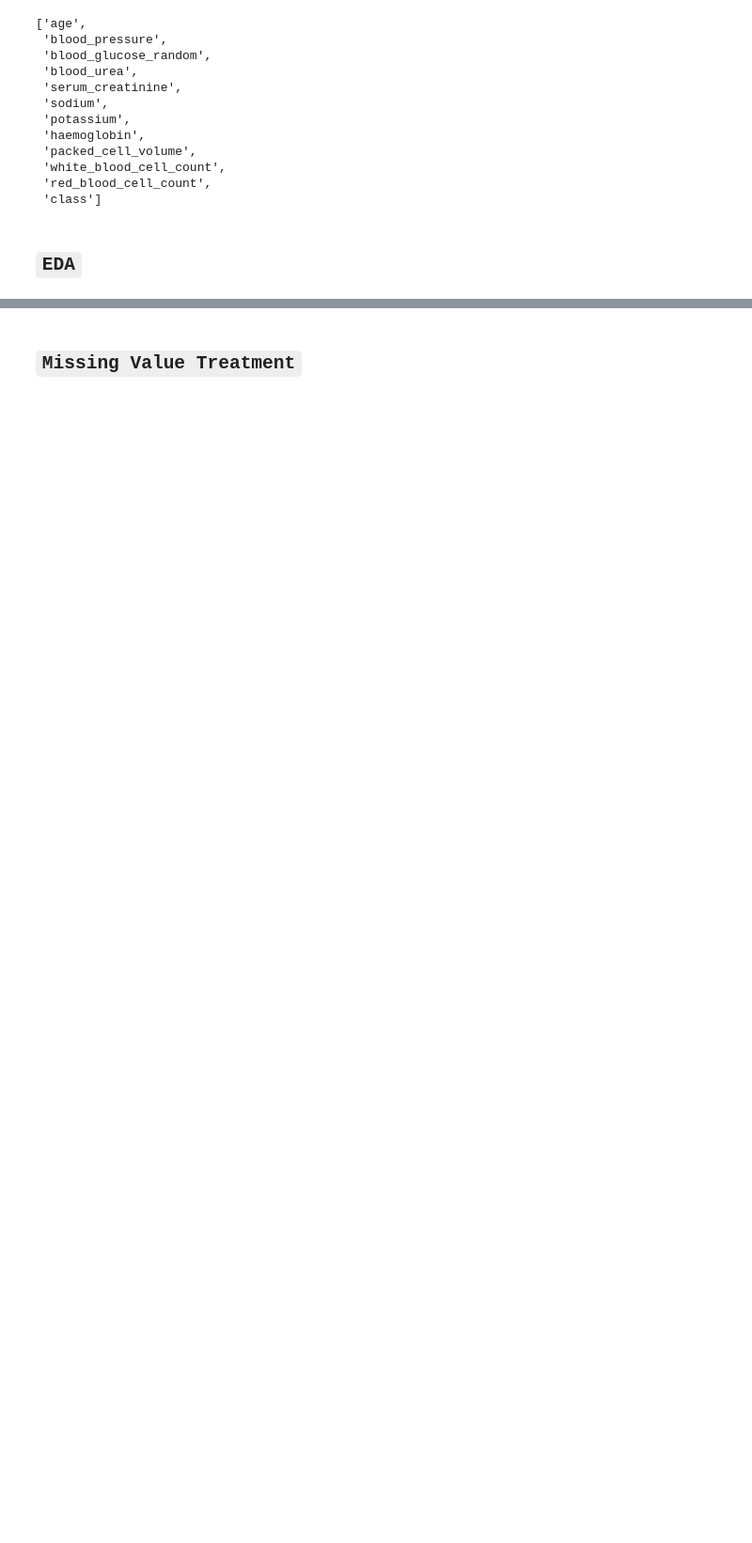
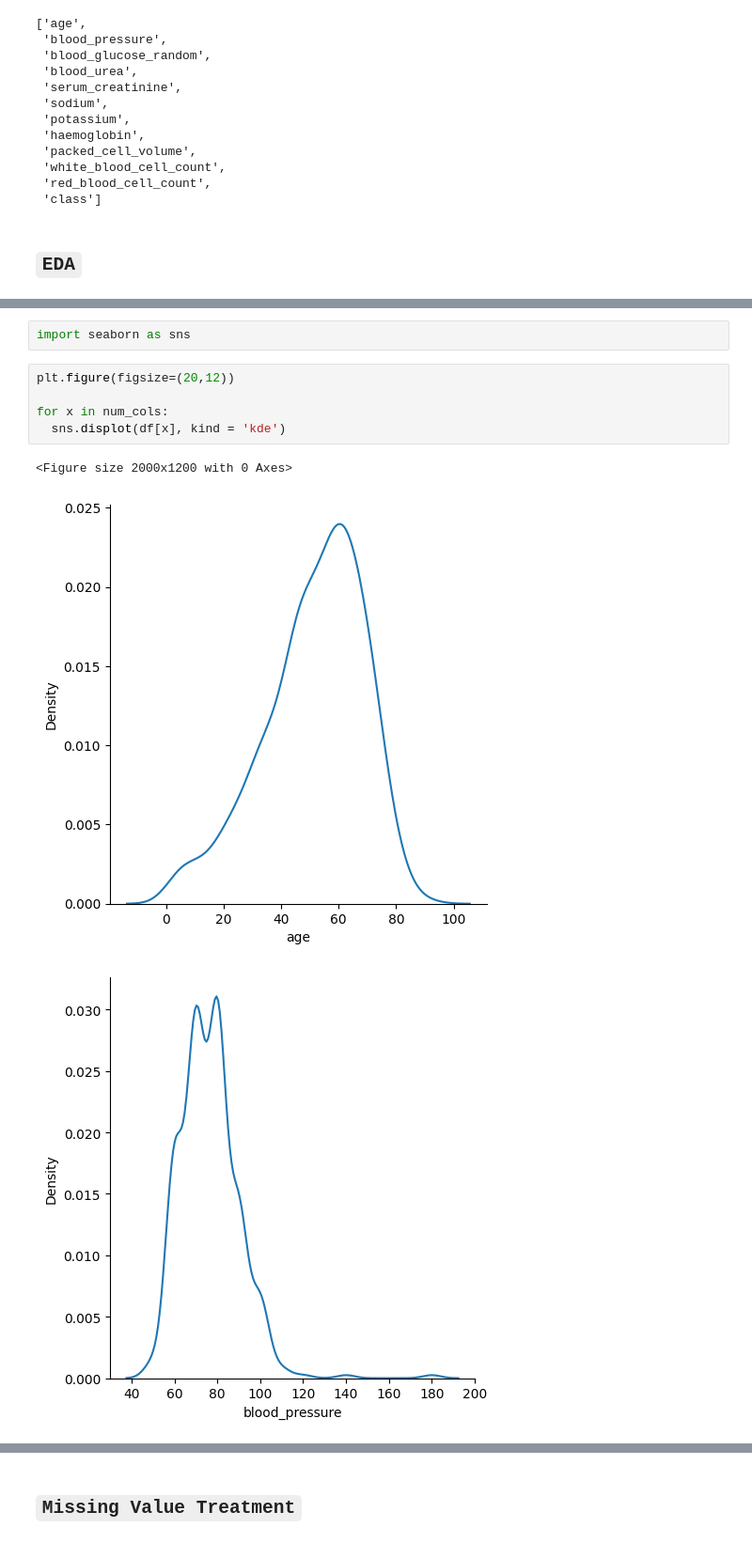
Before and after one commit to pineaplonpizza/Chronic_Kidney_Disease, a Jupyter notebook: Chronic_Kidney_Disease.ipynb, the cells around one changed output, grey strips where cells are left out. Shown at 94% size. Saved outputs shown, nothing was run; the diff lists cells and outputs as text; blank space fills up the shorter version.

```diff
--- a/Chronic_Kidney_Disease.ipynb
+++ b/Chronic_Kidney_Disease.ipynb
@@ -346,0 +137,11 @@ dtype: int64
+# %%
+import seaborn as sns
+# %%
+plt.figure(figsize=(20,12))
+
+for x in num_cols:
+  sns.displot(df[x], kind = 'kde')
+# %% [output]
+<Figure size 2000x1200 with 0 Axes>
+[figure, added]
+[figure, added]
```
Also changed, not shown: parts of 74 cells of this notebook.
